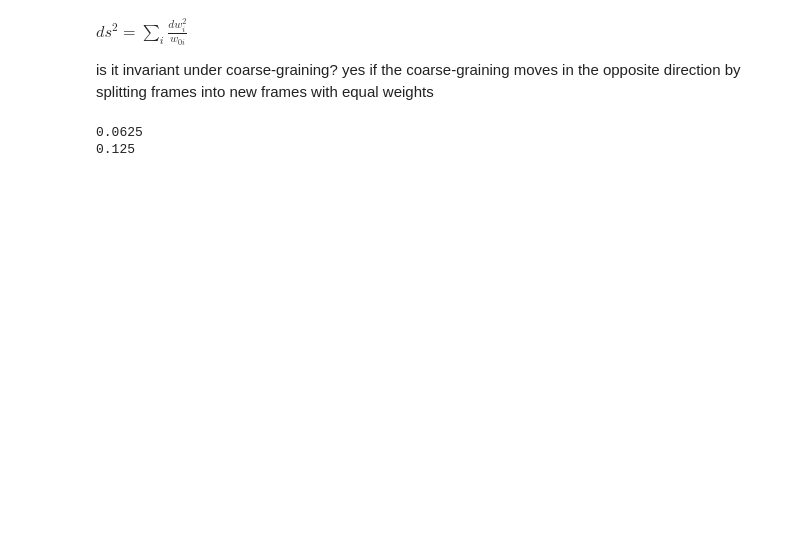
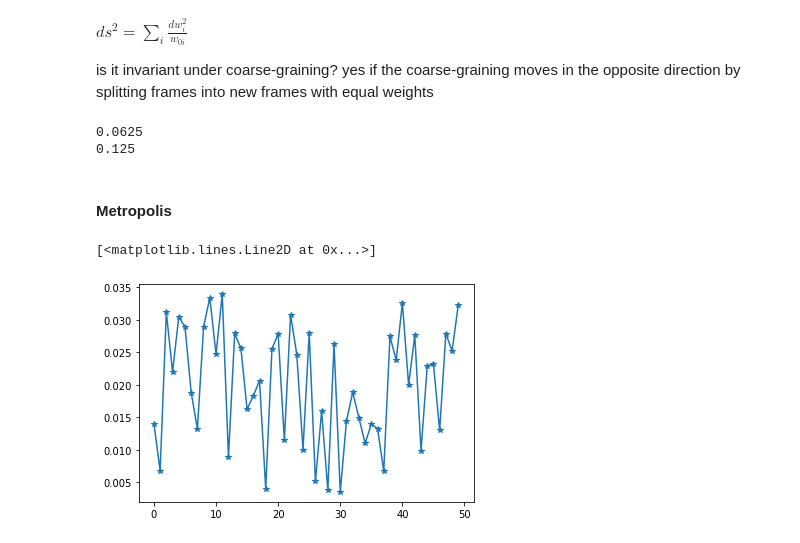
Before and after one commit to IvanGilardoni/Jeffreys_prior, a Jupyter notebook: main3.ipynb, the cells around one changed output. Cells and saved outputs as stored; diff of their text form; code cells hidden in the pictures; blank space fills up the shorter version.

```diff
--- a/main3.ipynb
+++ b/main3.ipynb
@@ -81,4 +102,6 @@ print(d1)
 # %% [output]
 0.0625
 0.125
+# %% [markdown]
+#### Metropolis
 # %%
@@ -88 +109,10 @@ energy_fun_full = {'fun': energy_fun, 'args': ([False])}
+# %%
+weights = np.random.uniform(0, 1, size=50)
+weights = weights/np.sum(weights)
+original_weights = +weights
+
+plt.plot(weights, '*-')
+# %% [output]
+[<matplotlib.lines.Line2D at 0x...>]
+[figure, added]
 # %%
```
Also changed, not shown: parts of 46 cells of this notebook, 1 other file.
